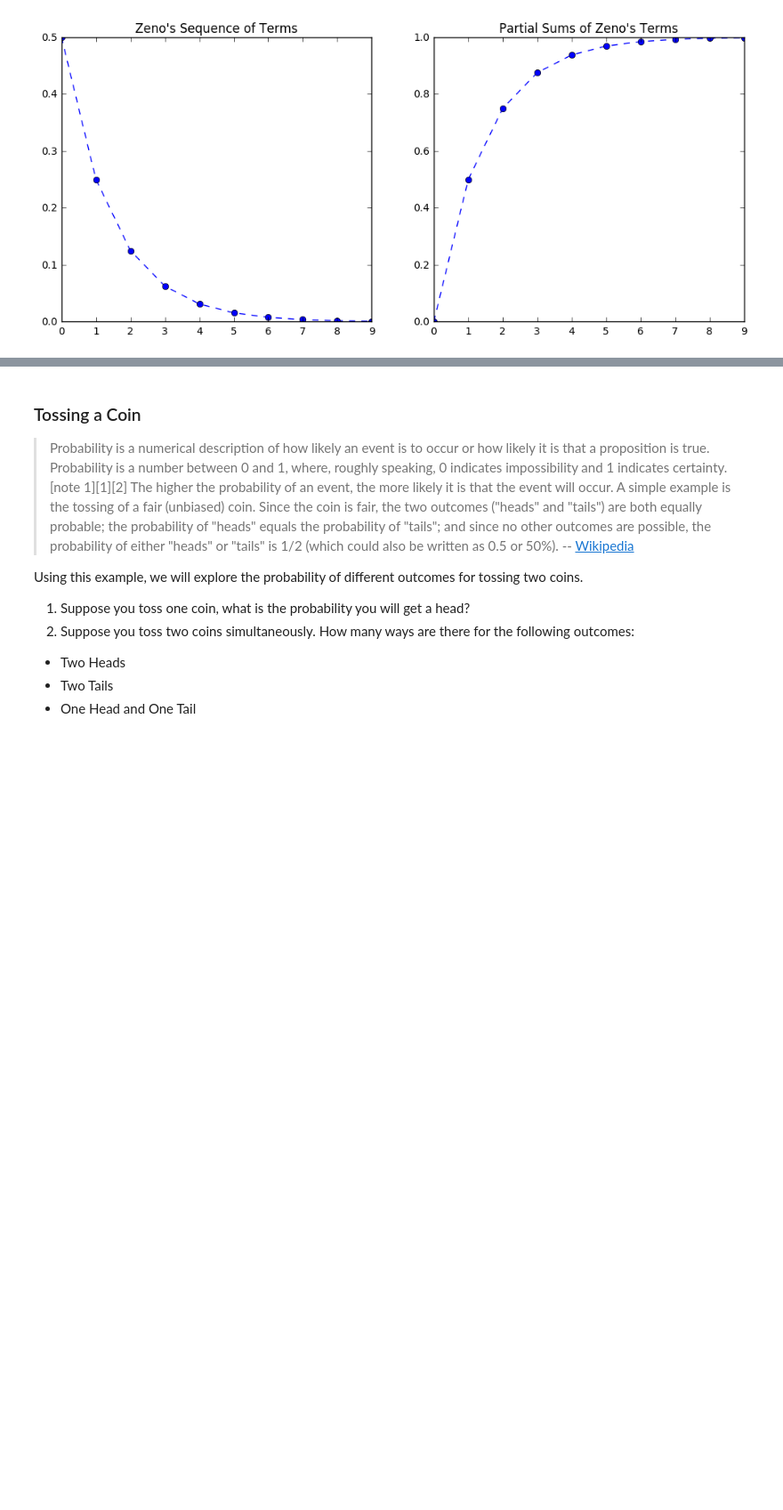
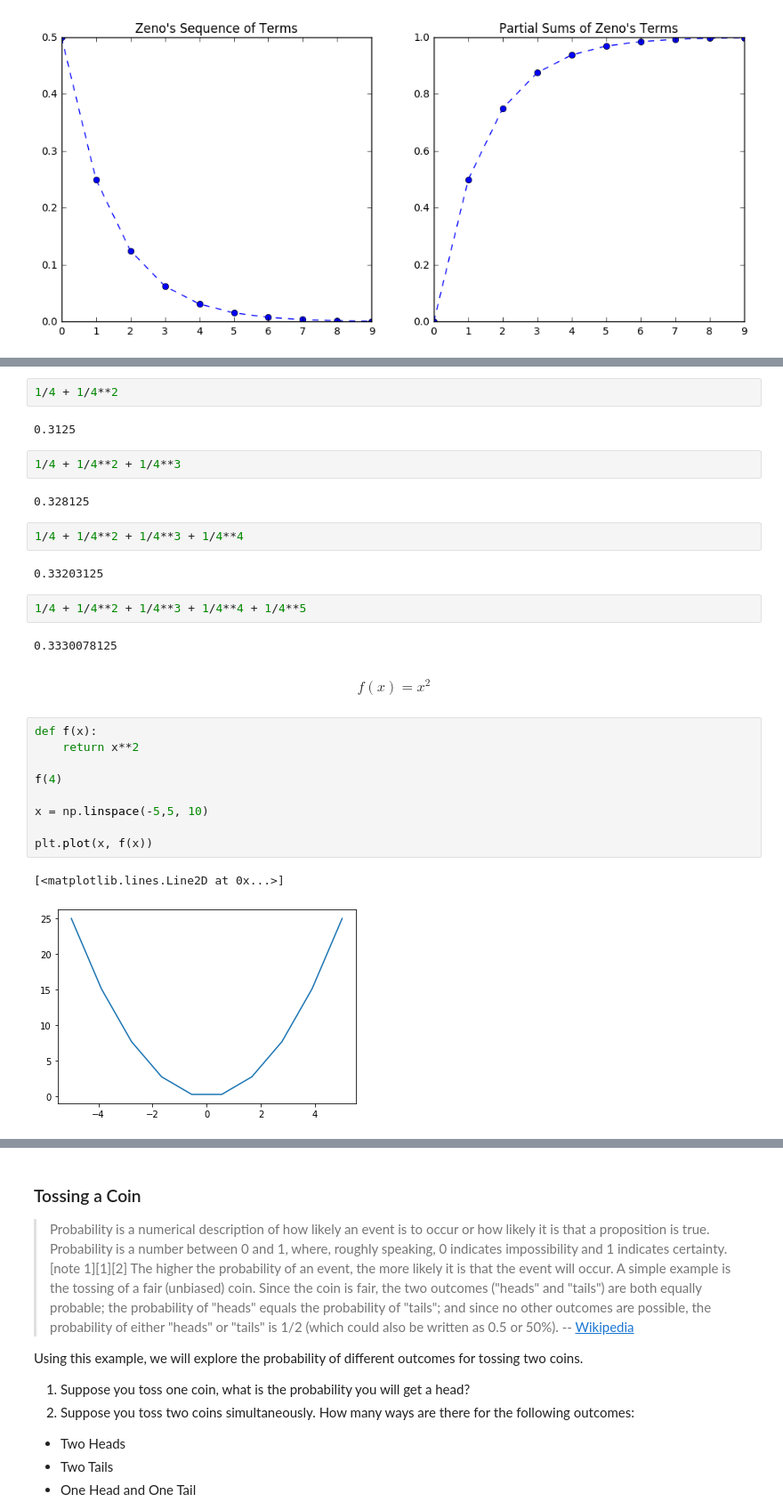
Before and after one commit to jfkoehler/calc_spring_2020, a Jupyter notebook: notebooks/02_day2_inclass.ipynb, the cells around one changed output, grey strips where cells are left out. Shown: that part at 89% size. Saved outputs shown, nothing was run; the diff lists cells and outputs as text; blank space fills up the shorter version.

```diff
--- a/notebooks/02_day2_inclass.ipynb
+++ b/notebooks/02_day2_inclass.ipynb
@@ -242,3 +308,33 @@ $$1 + \frac{1}{4} + \frac{1}{4}^2 + \frac{1}{4}^3 + ...$$
 <center>
     <img src = https://upload.wikimedia.org/wikipedia/commons/thumb/e/e6/GeometricSquares.svg/440px-GeometricSquares.svg.png width = 20%/>
     </center>
+# %%
+1/4 + 1/4**2
+# %% [output]
+0.3125
+# %%
+1/4 + 1/4**2 + 1/4**3
+# %% [output]
+0.328125
+# %%
+1/4 + 1/4**2 + 1/4**3 + 1/4**4
+# %% [output]
+0.33203125
+# %%
+1/4 + 1/4**2 + 1/4**3 + 1/4**4 + 1/4**5
+# %% [output]
+0.3330078125
+# %% [markdown]
+$$f(x) = x^2$$
+# %%
+def f(x):
+    return x**2
+
+f(4)
+
+x = np.linspace(-5,5, 10)
+
+plt.plot(x, f(x))
+# %% [output]
+[<matplotlib.lines.Line2D at 0x...>]
+[figure, added]
```
Also changed, not shown: parts of 13 cells of this notebook, 4 other files.
